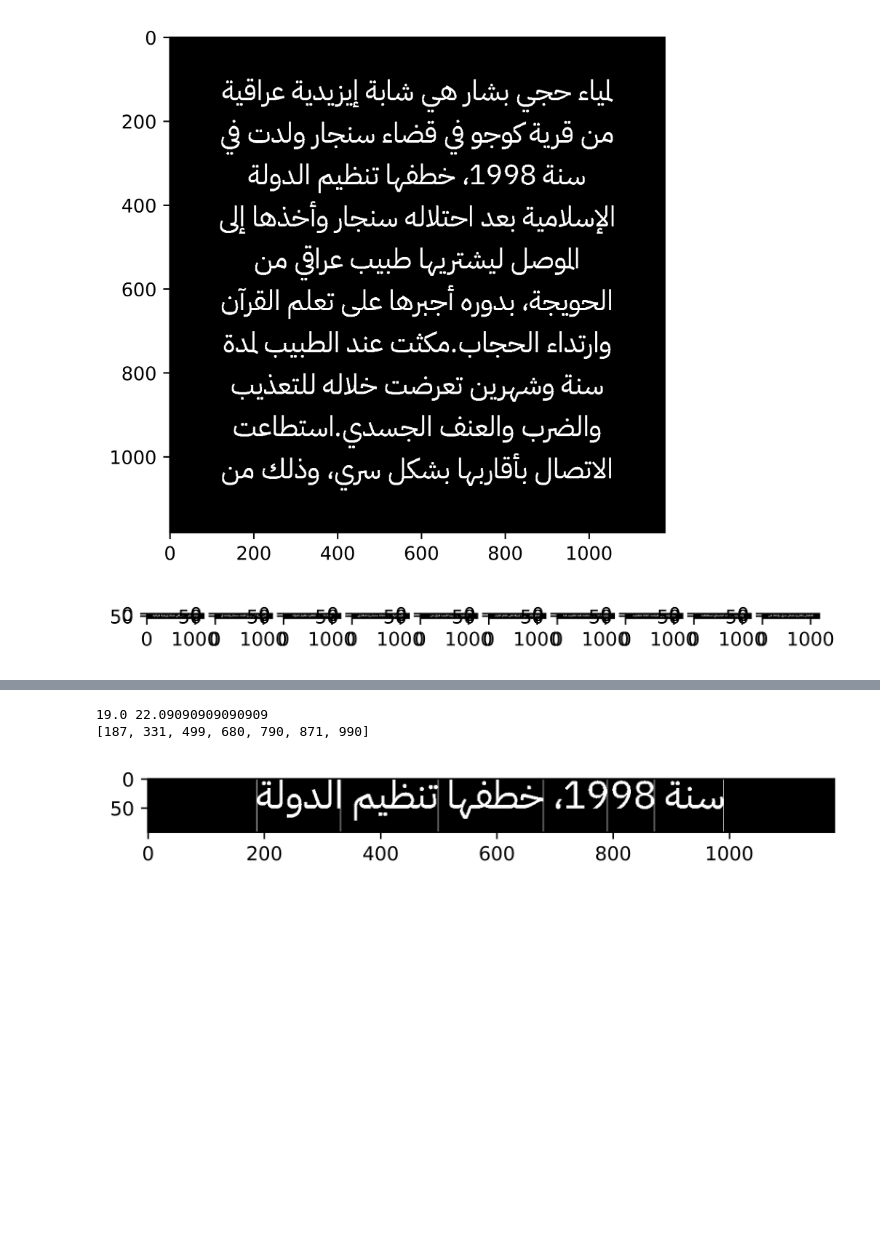
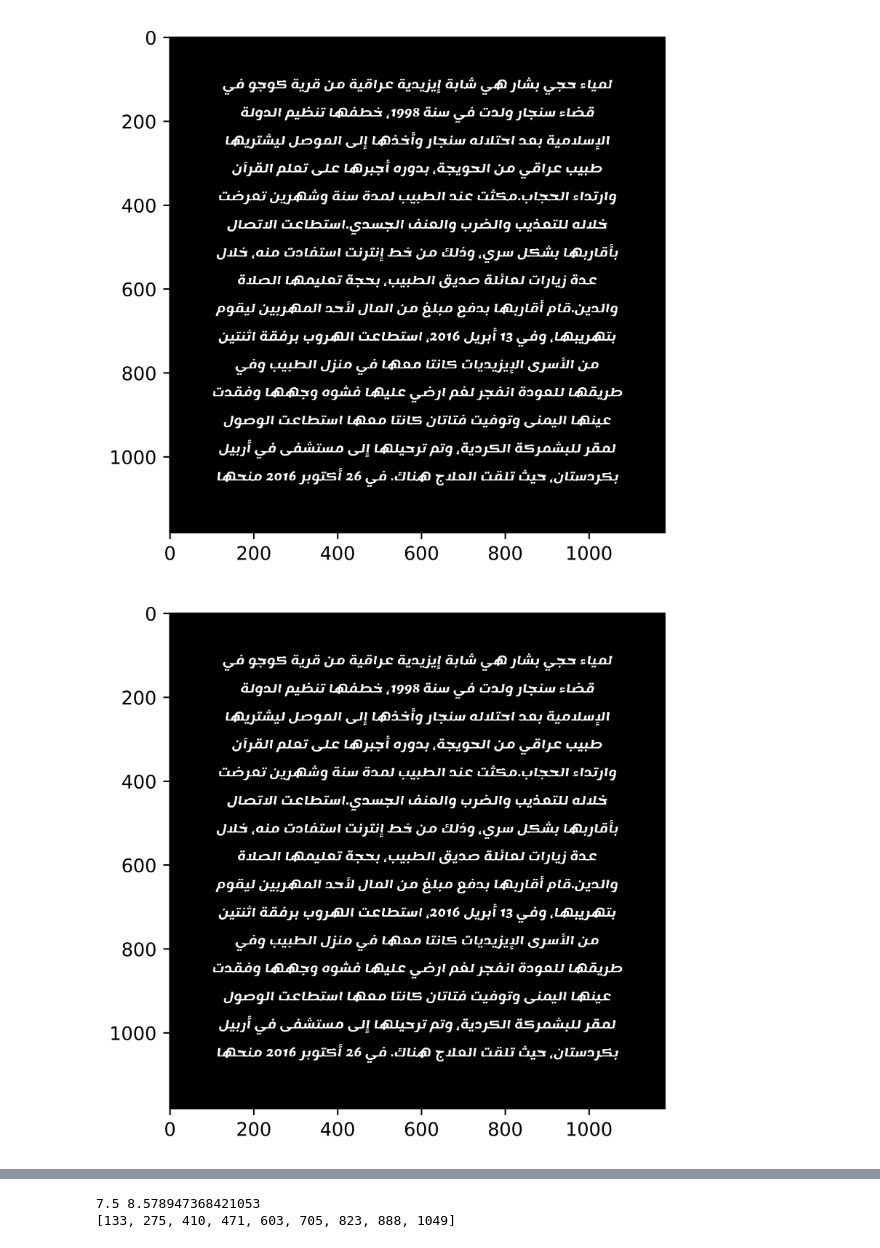
Before and after one commit to AhmedZahran02/Arabic-Font-Recog, a Jupyter notebook: main.ipynb, the cells around one changed output, grey strips where cells are left out. Saved outputs shown, nothing was run; the diff lists cells and outputs as text; code cells hidden in the pictures; blank space fills up the shorter version.

```diff
--- a/main.ipynb
+++ b/main.ipynb
@@ -9,9 +9,10 @@ from CharCutter import *
 import numpy as np
 plt.rc("figure", dpi=1000)
 # %%
-path = "C:\\Users\\AOZ\\Downloads\\Compressed\\archive\\fonts-dataset\\IBM Plex Sans Arabic\\"
+path = "D:\\archive\\fonts-dataset\\Lemonada\\"
 image = ImageLoader.loadImage(path,"1.jpeg")
 alteredImage=image
+ImageLoader.print(alteredImage)
 # alteredImage = NoiseRemoval.applyGaussianBlur(image=image)
 # ImageLoader.print(alteredImage,sep=False)
 # alteredImage = NoiseRemoval.sharpenImage(alteredImage)
@@ -21,7 +22,7 @@ alteredImage = OrientationDetector.rotate(alteredImage)
 ImageLoader.print(alteredImage)
 alteredImage = LineCutter.extractLines(alteredImage)
 ImageLoader.print(alteredImage)
-alteredImage = WordCutter.extractWords(alteredImage[2])
+alteredImage = WordCutter.extractWords(alteredImage[4])
 #alteredImage = CharCutter.extractCharacters(alteredImage)
 # cv2.imshow("",alteredImage[0])
 # cv2.waitKey(0)
@@ -34,2 +35,2 @@ for i in range(0,len(alteredImage)):
-[figure, old version]
+[figure, new version]
-[figure, old version]
+[figure, new version]
@@ -37,3 +39,2 @@ for i in range(0,len(alteredImage)):
-19.0 22.09090909090909
-[187, 331, 499, 680, 790, 871, 990]
+7.5 8.578947368421053
+[133, 275, 410, 471, 603, 705, 823, 888, 1049]
-[figure, old version]
```
Also changed, not shown: parts of 2 cells of this notebook, 1 other file.
